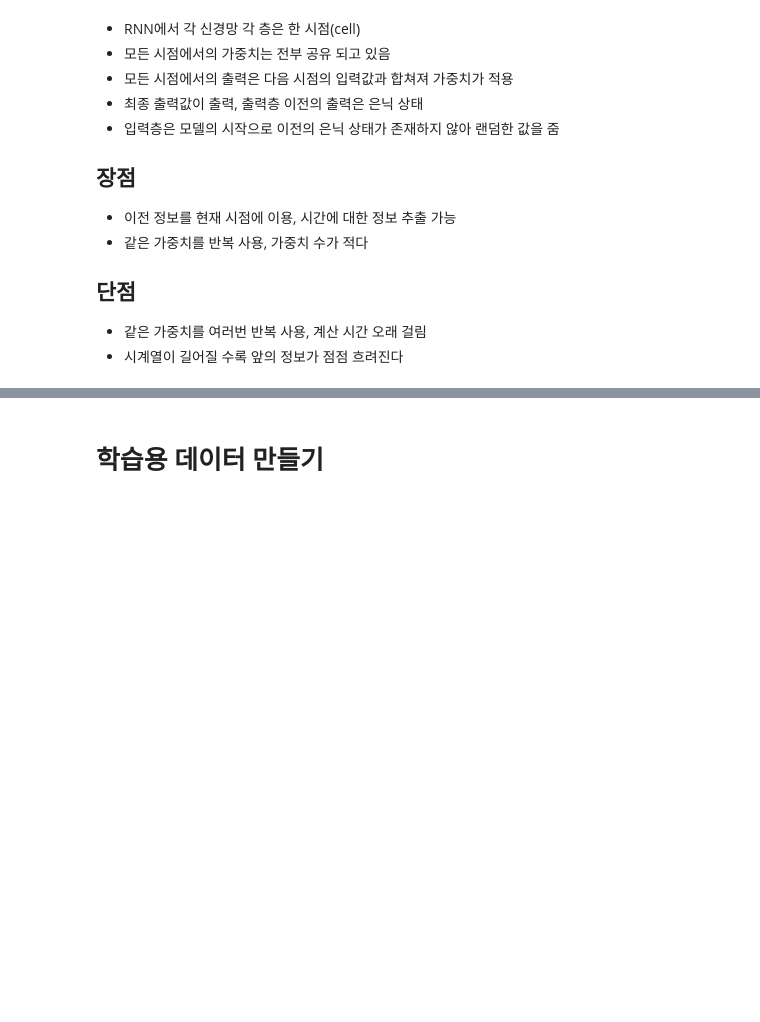
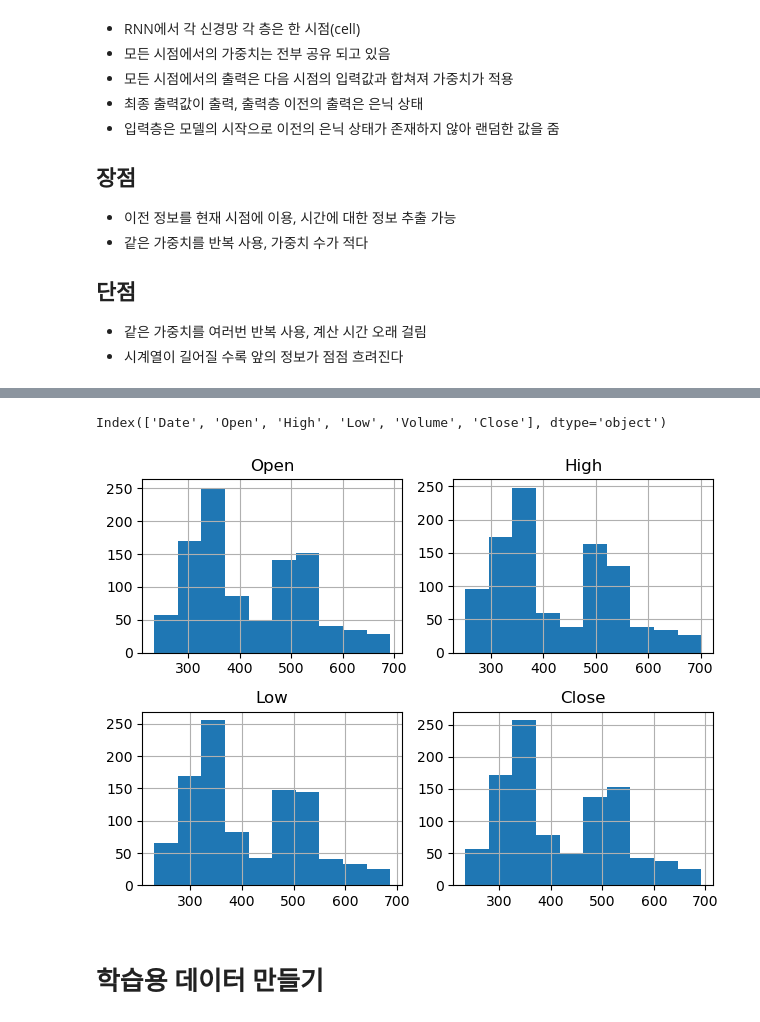
Before and after one commit to restful3/ds4th_study, a Jupyter notebook: source/텐초의 파이토치 딥러닝 특강/06_넷플릭스_주가_예측_RNN_Song.ipynb, the cells around one changed output, grey strips where cells are left out. Cells and saved outputs as stored; diff of their text form; code cells hidden in the pictures; blank space fills up the shorter version.

```diff
--- a/source/텐초의 파이토치 딥러닝 특강/06_넷플릭스_주가_예측_RNN_Song.ipynb
+++ b/source/텐초의 파이토치 딥러닝 특강/06_넷플릭스_주가_예측_RNN_Song.ipynb
@@ -57,2 +65,16 @@ df.to_csv('./datasets/CH06.csv', index=False)
+# %%
+df.columns
+# %% [output]
+Index(['Date', 'Open', 'High', 'Low', 'Volume', 'Close'], dtype='object')
+# %%
+import matplotlib.pyplot as plt
+
+cols = ['Open', 'High', 'Low', 'Close']
+df_tmp = df[cols]
+df_tmp.hist()
+plt.tight_layout()
+plt.show()
+# %% [output]
+[figure, added]
 # %% [markdown]
 # 학습용 데이터 만들기
```
Also changed, not shown: parts of 33 cells of this notebook, 1 other file.
